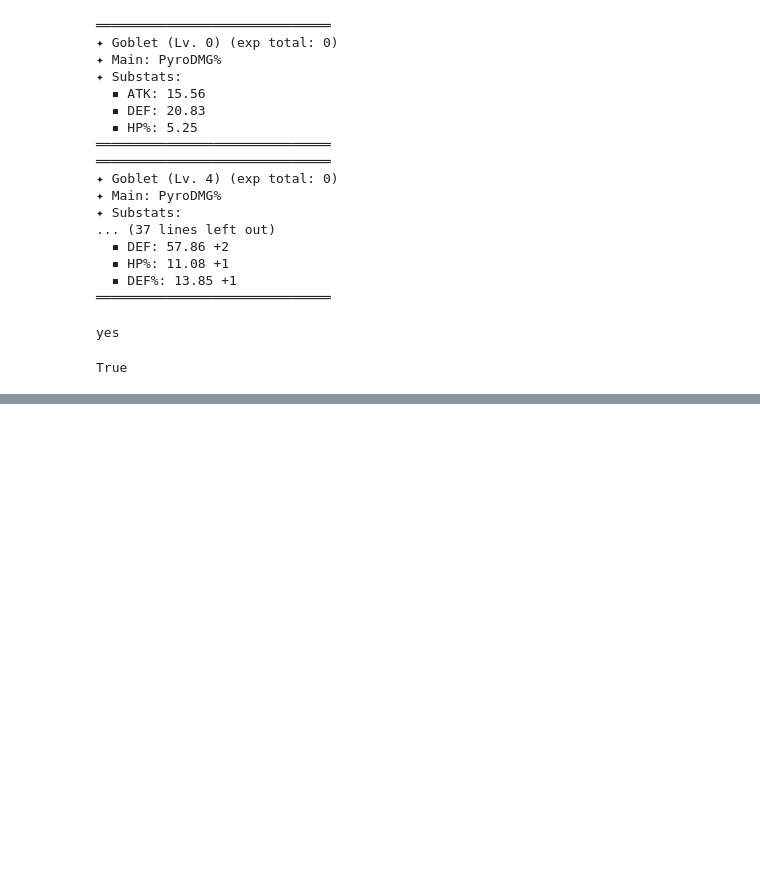
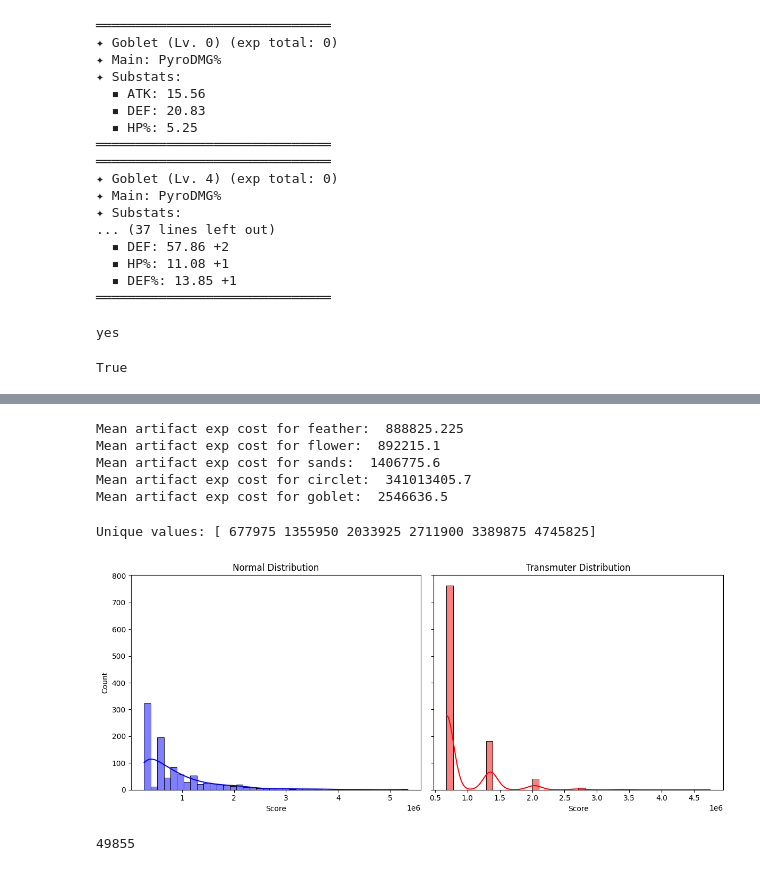
Before and after one commit to sjkevinnguyen/genshin-artifact, a Jupyter notebook: test.ipynb, the cells around one changed output, grey strips where cells are left out. Saved outputs shown, nothing was run; the diff lists cells and outputs as text; code cells hidden in the pictures; blank space fills up the shorter version.

Commit message:
Finish part of simulation.ipynb

```diff
--- a/test.ipynb
+++ b/test.ipynb
@@ -48,13 +48,11 @@ import seaborn as sns
 import matplotlib.pyplot as plt
 # %%
 # Generate normal artifacts
-sanctifying_cost = {'Feather':1}#'Flower':1, 'Sands':2, 'Circlet':3, 'Goblet':4}
+sanctifying_cost = {'Feather':1, 'Flower':1, 'Sands':2, 'Circlet':3, 'Goblet':4}
 main_stats = {'Feather': 'ATK', 'Flower': 'HP', 'Sands':'ATK%', 'Circlet':'CRIT Rate%', 'Goblet':'Pyro DMG%'}
 crit = {'CRIT Rate%':[2.72, 3.11, 3.50, 3.89], 'CRIT DMG%':[5.44, 6.22, 6.99, 7.77]}
-simulations = 1
+simulations = 1000
 normal_results = {'Feather':[], 'Flower':[], 'Sands':[], 'Circlet':[], 'Goblet':[]}
-transmuter_results = {'Feather':0, 'Flower':0, 'Sands':0, 'Circlet':0, 'Goblet':0}
-
 
 for _ in range(simulations):
     for i in list(sanctifying_cost):
@@ -65,9 +63,9 @@ for _ in range(simulations):
         while True:
             crit_rate = np.random.choice(crit['CRIT Rate%'])
             crit_dmg = np.random.choice(crit['CRIT DMG%'])
+            # If circlet, look for 1 crit sub stat as the main stat is crit. You could switch the crit types but it would be the same.
             if i == 'Circlet':
                 sample = Artifact(slot=i, main_stat='CRIT Rate%')
-                print(sample)
                 if len(sample.sub_stats) == 3:
                     sample.level_up()
                 if not 'CRIT DMG%' in sample.sub_stats:
@@ -75,13 +73,13 @@ for _ in range(simulations):
                     continue
                 sample.level_up_max()
                 total_exp += sample.exp
-                if sample.crit_value() >= 30:
+                if sample.crit_value() >= 20:
                     break
             else:
+                # Look for 2 crit substats
                 x = {'CRIT Rate%':crit_rate}
                 y = {'CRIT DMG%':crit_dmg}
                 sample = Artifact(slot=i, main_stat=main_stats[i], sub_stats=np.random.choice([x, y]))
-                print(sample)
                 if len(sample.sub_stats) == 3:
                     sample.level_up()
                 if not all(stat in list(sample.sub_stats) for stat in ['CRIT Rate%','CRIT DMG%']):
@@ -209,0 +167,43 @@ a
+# %%
+print('Mean artifact exp cost for feather: ', np.mean(transmuter_results['Feather']))
+print('Mean artifact exp cost for flower: ', np.mean(transmuter_results['Flower']))
+print('Mean artifact exp cost for sands: ', np.mean(transmuter_results['Sands']))
+print('Mean artifact exp cost for circlet: ', np.mean(transmuter_results['Circlet']))
+print('Mean artifact exp cost for goblet: ', np.mean(transmuter_results['Goblet']))
+# %% [output]
+Mean artifact exp cost for feather:  888825.225
+Mean artifact exp cost for flower:  892215.1
+Mean artifact exp cost for sands:  1406775.6
+Mean artifact exp cost for circlet:  341013405.7
+Mean artifact exp cost for goblet:  2546636.5
+# %%
+len(normal_results['Feather'])
+len(transmuter_results['Feather'])
+vals, counts = np.unique(transmuter_results['Feather'], return_counts=True)
+print("Unique values:", vals)
+# %% [output]
+Unique values: [ 677975 1355950 2033925 2711900 3389875 4745825]
+# %%
+import numpy as np
+import matplotlib.pyplot as plt
+
+# Plot overlapping histograms
+fig, axes = plt.subplots(1, 2, figsize=(12, 5), sharey=True)
+# First plot: Normal
+sns.histplot(normal_results['Feather'], bins=40, ax=axes[0], color='blue', kde=True)
+axes[0].set_title('Normal Distribution')
+axes[0].set_xlabel('Score')
+axes[0].set_ylabel('Count')
+
+# Second plot: Transmuter
+sns.histplot(transmuter_results['Feather'], bins=40, ax=axes[1], color='red', kde=True)
+axes[1].set_title('Transmuter Distribution')
+axes[1].set_xlabel('Score')
+
+plt.tight_layout()
+plt.show()
+
+# Show plot
+plt.show()
+# %% [output]
+[figure, added]
@@ -209,0 +228,5 @@ a
+# %%
+round((results/simulations), 2)
+results
+# %% [output]
+49855
```
Also changed, not shown: parts of 10 cells of this notebook, 1 other file.
